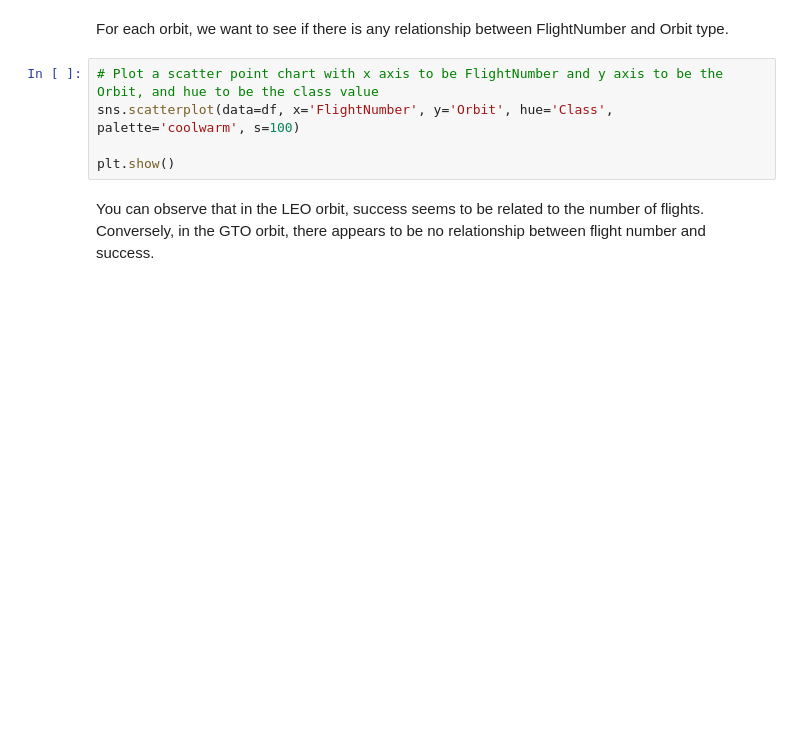
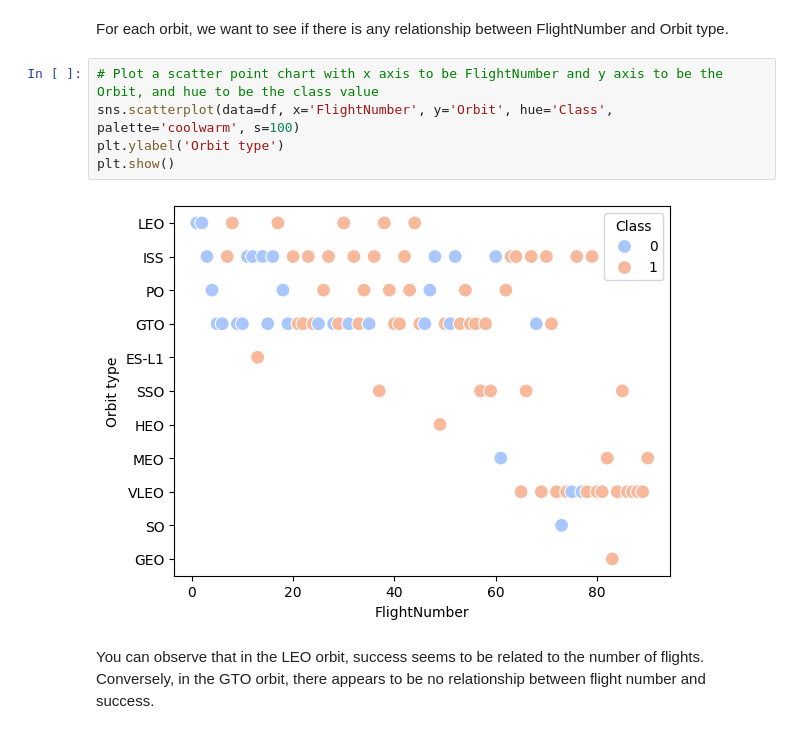
Before and after one commit to arandelov/test_repo, a Jupyter notebook: edadataviz.ipynb, the cells around one changed output. Drawn from its saved outputs; the diff is of its cells as text; blank space fills up the shorter version.

```diff
--- a/edadataviz.ipynb
+++ b/edadataviz.ipynb
@@ -124,8 +157,10 @@ For each orbit, we want to see if there is any relationship between FlightNumber
 # %%
 # Plot a scatter point chart with x axis to be FlightNumber and y axis to be the Orbit, and hue to be the class value
 sns.scatterplot(data=df, x='FlightNumber', y='Orbit', hue='Class', palette='coolwarm', s=100)
-
+plt.ylabel('Orbit type')
 plt.show()
+# %% [output]
+[figure, added]
 # %% [markdown]
 You can observe that in the LEO orbit, success seems to be related to the number of flights. Conversely, in the GTO orbit, there appears to be no relationship between flight number and success.
 # %% [markdown]
```
Also changed, not shown: parts of 10 cells of this notebook.
